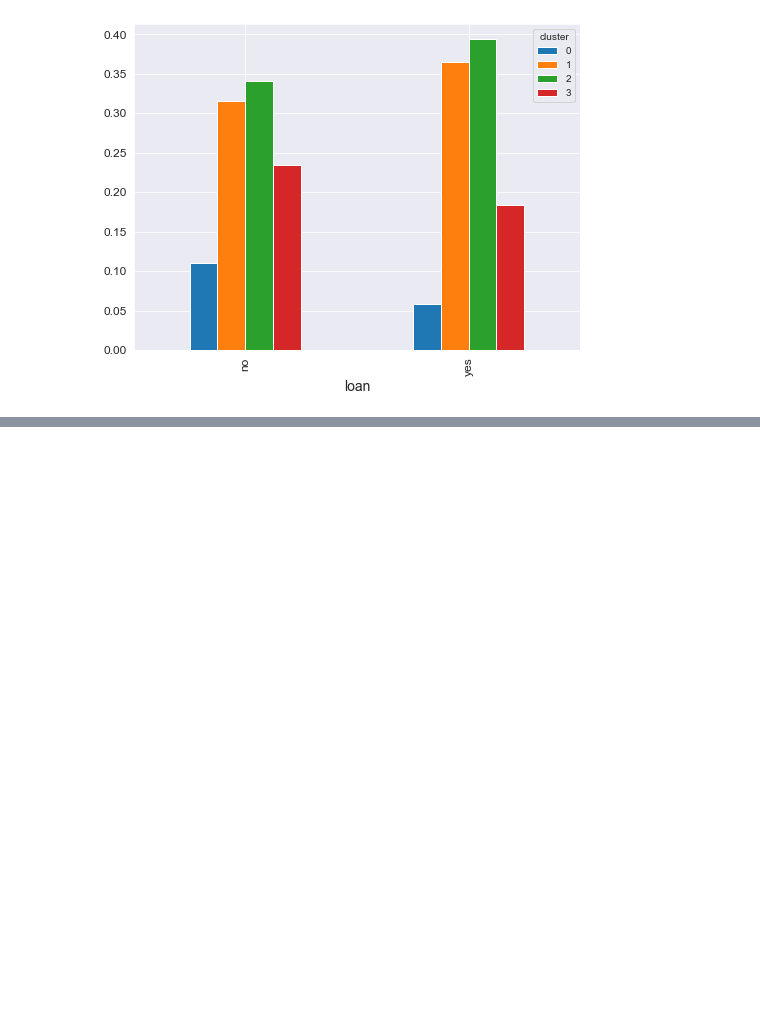
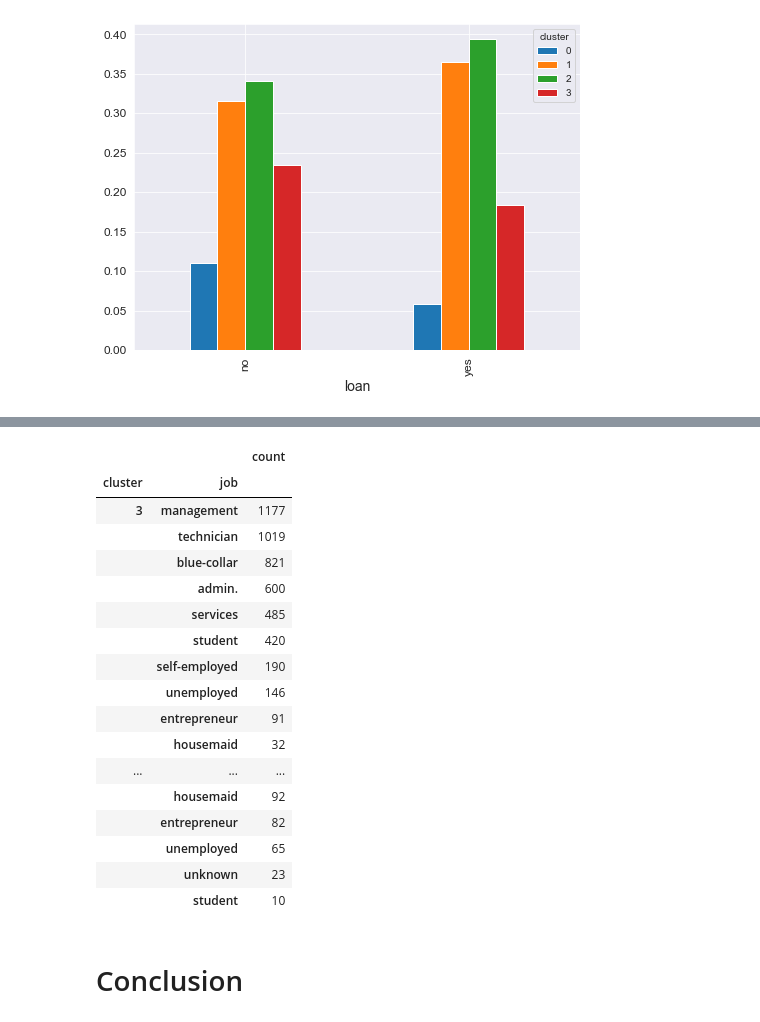
Before and after one commit to MajshiJD/ML_proj2, a Jupyter notebook: models/Agglomerative_clustering.ipynb, the cells around one changed output, grey strips where cells are left out. Cells and saved outputs as stored; diff of their text form; code cells hidden in the pictures; blank space fills up the shorter version.

Commit message:
adding conclusion & summary

```diff
--- a/models/Agglomerative_clustering.ipynb
+++ b/models/Agglomerative_clustering.ipynb
@@ -301,0 +368,23 @@ draw_bar_plots_per(res_df)
+# %%
+res_df.groupby(['cluster', 'job'])['job'].agg(['count']).sort_values(['cluster', 'count'],ascending = False)
+# %% [output]
+|  |  | count |
+| cluster | job |  |
+| 3 | management | 1177 |
+|  | technician | 1019 |
+|  | blue-collar | 821 |
+|  | admin. | 600 |
+|  | services | 485 |
+|  | student | 420 |
+|  | self-employed | 190 |
+|  | unemployed | 146 |
+|  | entrepreneur | 91 |
+|  | housemaid | 32 |
+| ... | ... | ... |
+|  | housemaid | 92 |
+|  | entrepreneur | 82 |
+|  | unemployed | 65 |
+|  | unknown | 23 |
+|  | student | 10 |
+# %% [markdown]
+# Conclusion
```
Also changed, not shown: parts of 23 cells of this notebook, 2 other files.
